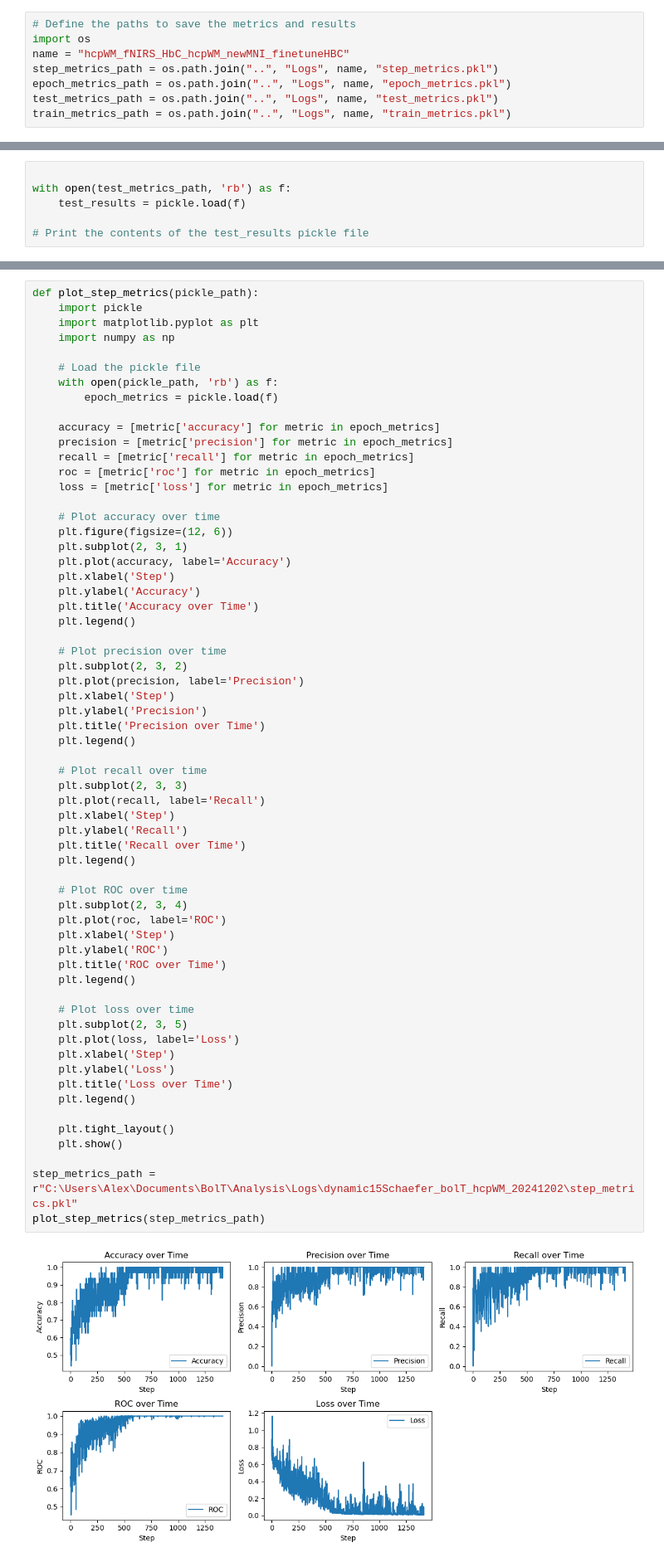
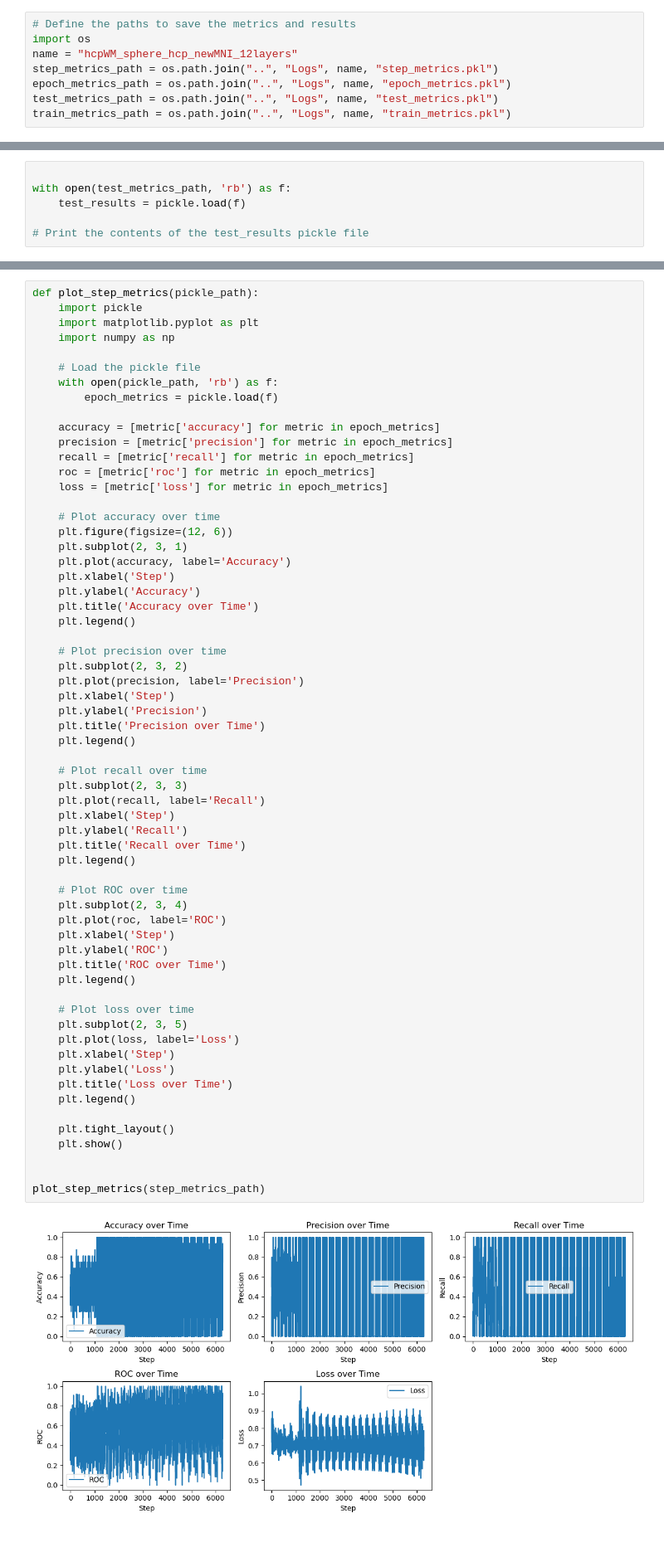
Before and after one commit to aarnol/BolT, a Jupyter notebook: Analysis/Plotting/plotting.ipynb, the cells around one changed output, grey strips where cells are left out. Shown at 83% size. Drawn from its saved outputs; the diff is of its cells as text.

```diff
--- a/Analysis/Plotting/plotting.ipynb
+++ b/Analysis/Plotting/plotting.ipynb
@@ -8,7 +8,7 @@ os.getcwd()
 # %%
 # Define the paths to save the metrics and results
 import os
-name = "hcpWM_fNIRS_HbC_hcpWM_newMNI_finetuneHBC"
+name = "hcpWM_sphere_hcp_newMNI_12layers"
 step_metrics_path = os.path.join("..", "Logs", name, "step_metrics.pkl")
 epoch_metrics_path = os.path.join("..", "Logs", name, "epoch_metrics.pkl")
 test_metrics_path = os.path.join("..", "Logs", name, "test_metrics.pkl")
@@ -260,35 +260,35 @@ def plot_step_metrics(pickle_path):
 
     # Plot recall over time
     plt.subplot(2, 3, 3)
     plt.plot(recall, label='Recall')
     plt.xlabel('Step')
     plt.ylabel('Recall')
     plt.title('Recall over Time')
     plt.legend()
 
     # Plot ROC over time
     plt.subplot(2, 3, 4)
     plt.plot(roc, label='ROC')
     plt.xlabel('Step')
     plt.ylabel('ROC')
     plt.title('ROC over Time')
     plt.legend()
 
     # Plot loss over time
     plt.subplot(2, 3, 5)
     plt.plot(loss, label='Loss')
     plt.xlabel('Step')
     plt.ylabel('Loss')
     plt.title('Loss over Time')
     plt.legend()
 
     plt.tight_layout()
     plt.show()
 
-step_metrics_path = r"C:\Users\Alex\Documents\BolT\Analysis\Logs\dynamic15Schaefer_bolT_hcpWM_20241202\step_metrics.pkl"
+
 plot_step_metrics(step_metrics_path)
 # %% [output]
-[figure, old version]
+[figure, new version]
 # %%
 import pickle
 import numpy as np
```
Also changed, not shown: parts of 6 cells of this notebook, 10 other files.
